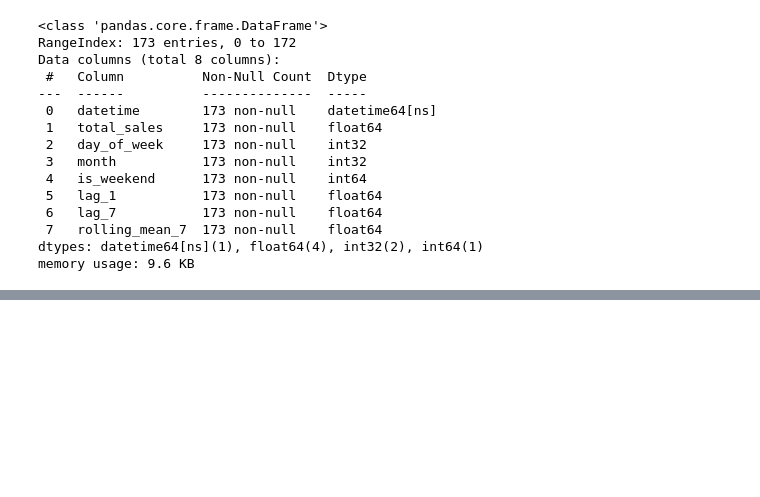
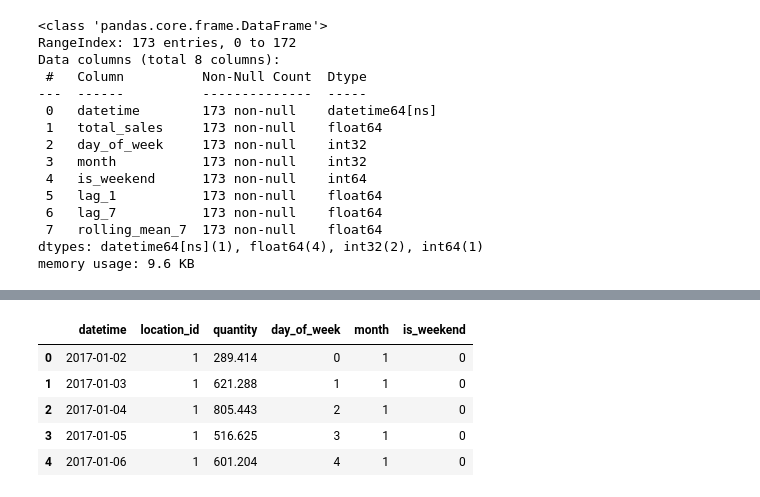
Before and after one commit to arjun-s-15/ERP-Project, a Jupyter notebook: ML-service/datasets.ipynb, the cells around one changed output, grey strips where cells are left out. Cells and saved outputs as stored; diff of their text form; code cells hidden in the pictures; blank space fills up the shorter version.

```diff
--- a/ML-service/datasets.ipynb
+++ b/ML-service/datasets.ipynb
@@ -405,0 +428,10 @@ memory usage: 9.6 KB
+# %%
+df = pd.read_parquet("datasets/store_sales_analytics.parquet")
+df.head()
+# %% [output]
+|  | datetime | location_id | quantity | day_of_week | month | is_weekend |
+| 0 | 2017-01-02 | 1 | 289.414 | 0 | 1 | 0 |
+| 1 | 2017-01-03 | 1 | 621.288 | 1 | 1 | 0 |
+| 2 | 2017-01-04 | 1 | 805.443 | 2 | 1 | 0 |
+| 3 | 2017-01-05 | 1 | 516.625 | 3 | 1 | 0 |
+| 4 | 2017-01-06 | 1 | 601.204 | 4 | 1 | 0 |
```
Also changed, not shown: parts of 2 cells of this notebook, 2 other files.
